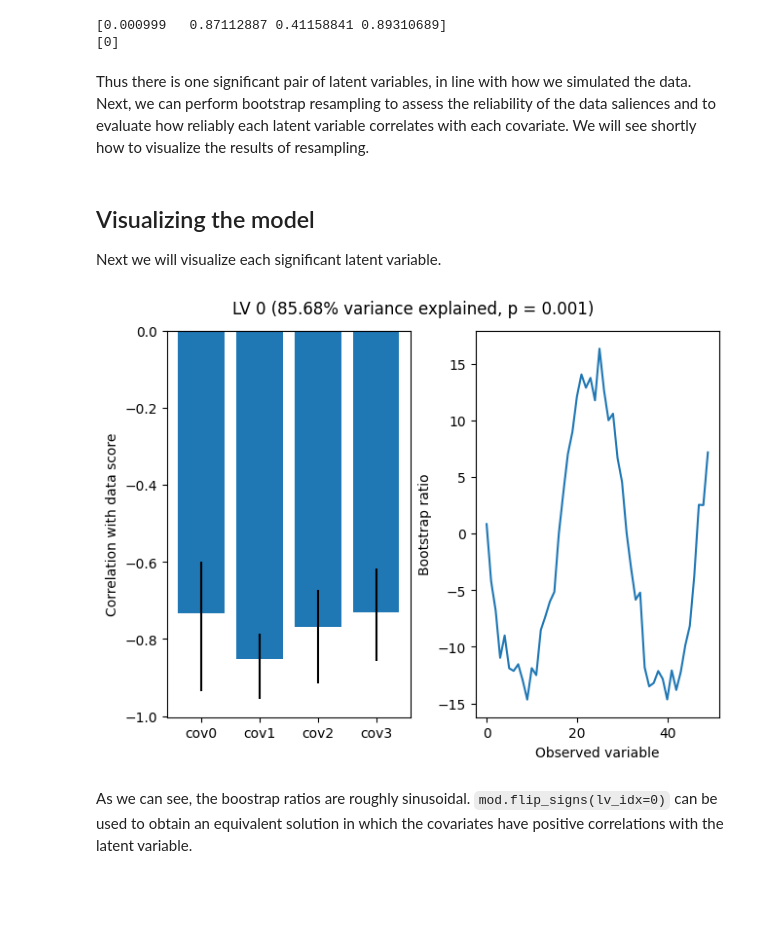
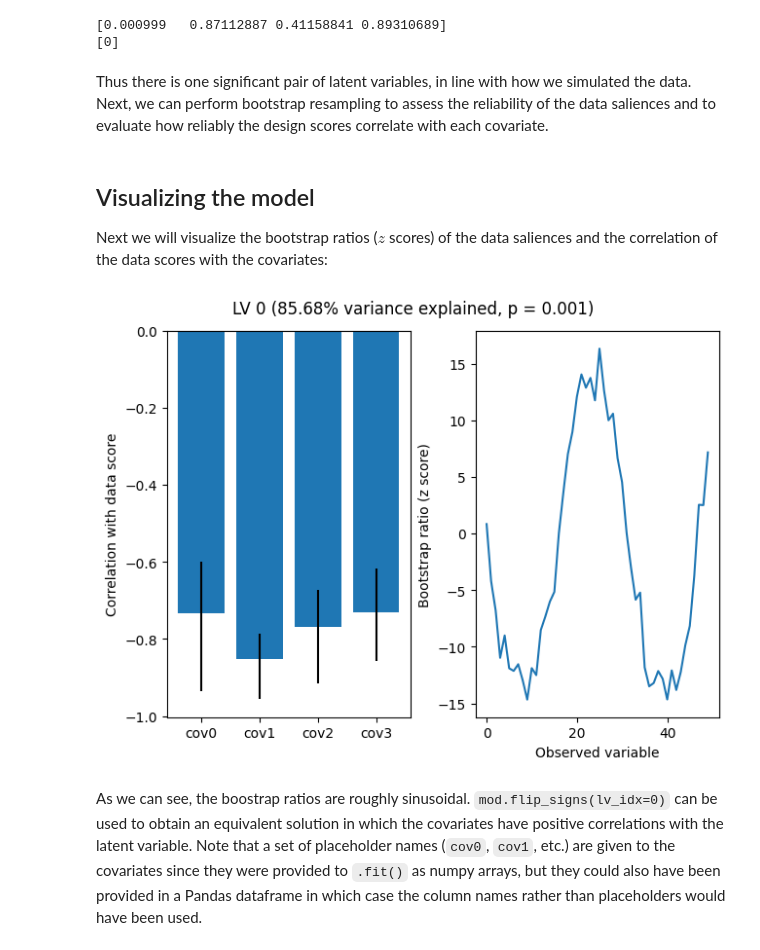
Before and after one commit to kinleyid/pyplsc, a Jupyter notebook: docs/source/notebooks/PLSC.ipynb, the cells around one changed output. Cells and saved outputs as stored; diff of their text form; code cells hidden in the pictures; blank space fills up the shorter version.

```diff
--- a/docs/source/notebooks/PLSC.ipynb
+++ b/docs/source/notebooks/PLSC.ipynb
@@ -63,37 +63,37 @@ print(sig_lvs)
 [0.000999   0.87112887 0.41158841 0.89310689]
 [0]
 # %% [markdown]
-Thus there is one significant pair of latent variables, in line with how we simulated the data. Next, we can perform bootstrap resampling to assess the reliability of the data saliences and to evaluate how reliably each latent variable correlates with each covariate. We will see shortly how to visualize the results of resampling.
+Thus there is one significant pair of latent variables, in line with how we simulated the data. Next, we can perform bootstrap resampling to assess the reliability of the data saliences and to evaluate how reliably the design scores correlate with each covariate.
 # %%
 mod.bootstrap(1000)
 # %% [markdown]
 ## Visualizing the model
 
-Next we will visualize each significant latent variable.
+Next we will visualize the bootstrap ratios ($z$ scores) of the data saliences and the correlation of the data scores with the covariates:
 # %%
 labels = mod.design_sal_labels_['covariate']
 n_sig = len(sig_lvs)
 
 fig = plt.figure(constrained_layout=True)
 subfigs = fig.subfigures(nrows=n_sig)
 if n_sig == 1:
     subfigs = [subfigs]
 
 for plot_idx, lv_idx in enumerate(sig_lvs):
     subfig = subfigs[plot_idx]
     subfig.suptitle('LV %s (%.2f%% variance explained, p = %.3f)' % (
         lv_idx,
         100*mod.variance_explained_[lv_idx],
         mod.pvals_[lv_idx]))
     ax = subfig.subplots(ncols=2)
     ax[0].bar(x=labels,
               height=mod.boot_stat_val_[:, lv_idx],
               yerr=mod.get_boot_stat_yerr(lv_idx))
     ax[0].set_ylabel('Correlation with data score')
     ax[1].plot(mod.bootstrap_ratios_[:, lv_idx])
-    ax[1].set_ylabel('Bootstrap ratio')
+    ax[1].set_ylabel('Bootstrap ratio (z score)')
     ax[1].set_xlabel('Observed variable')
 # %% [output]
-[figure, old version]
+[figure, new version]
 # %% [markdown]
-As we can see, the boostrap ratios are roughly sinusoidal. `mod.flip_signs(lv_idx=0)` can be used to obtain an equivalent solution in which the covariates have positive correlations with the latent variable.
+As we can see, the boostrap ratios are roughly sinusoidal. `mod.flip_signs(lv_idx=0)` can be used to obtain an equivalent solution in which the covariates have positive correlations with the latent variable. Note that a set of placeholder names (`cov0`, `cov1`, etc.) are given to the covariates since they were provided to `.fit()` as numpy arrays, but they could also have been provided in a Pandas dataframe in which case the column names rather than placeholders would have been used.
```
Also changed, not shown: 1 other file.
